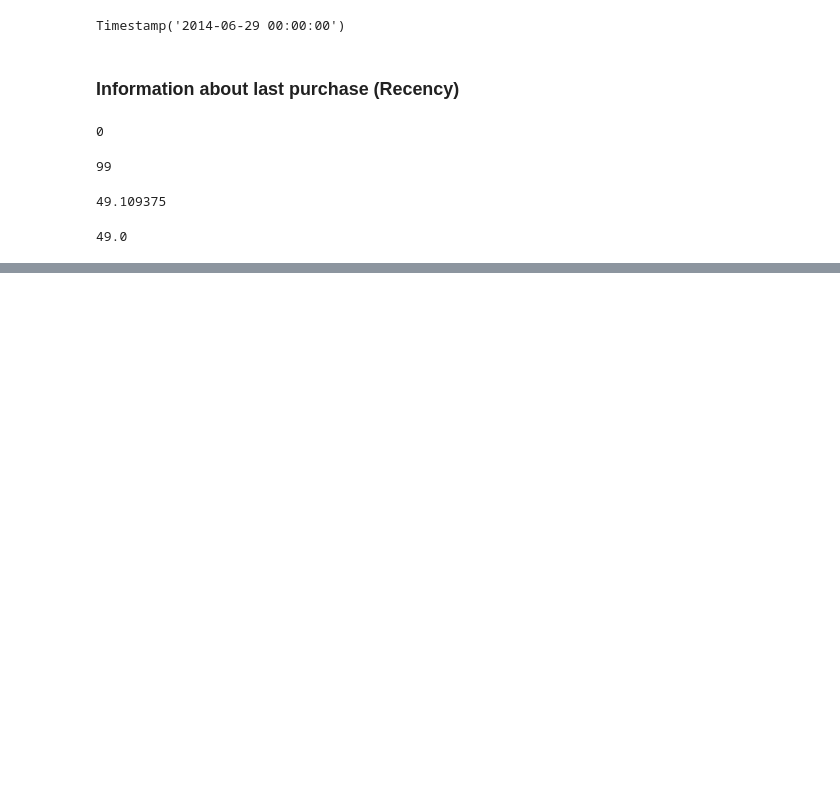
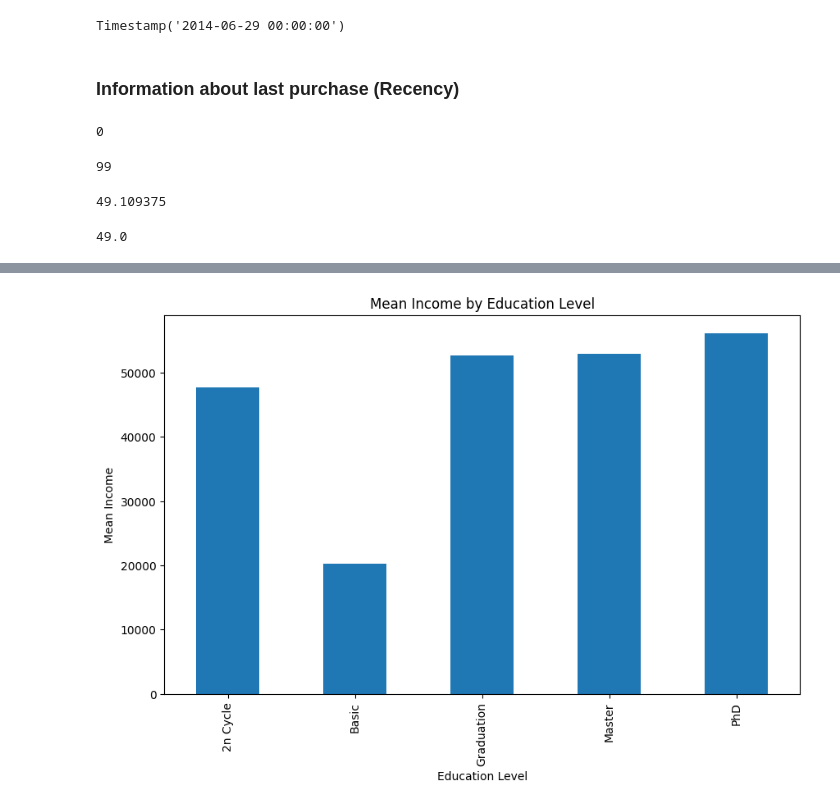
Before and after one commit to HajarRahimi/customer_analysis, a Jupyter notebook: customer_analysis.ipynb, the cells around one changed output, grey strips where cells are left out. Saved outputs shown, nothing was run; the diff lists cells and outputs as text; code cells hidden in the pictures; blank space fills up the shorter version.

Commit message:
working on data analyzing

```diff
--- a/customer_analysis.ipynb
+++ b/customer_analysis.ipynb
@@ -6,7 +7,7 @@ import seaborn as sn
 # %% [markdown]
 # Import data
 # %%
-customer = pd.read_csv('D:/customer_analysis/customer_analysis/raw_data/marketing_campaign.csv', sep="\t")
+customer = pd.read_csv('D:/customer_analysis/raw_data/marketing_campaign.csv', sep="\t")
 # %% [markdown]
 # Data Exploration
 # %% [markdown]
@@ -129,0 +136,3 @@ customer['Recency'].median()
+# %%
+# Because of the hour part in Dt_Customer, the table has deformation. So I want to remove this part
+customer['Dt_Customer'] = customer['Dt_Customer'].dt.date
@@ -129,0 +150,3 @@ customer['Recency'].median()
+# %%
+# Create new column (NumPurchases)
+customer['NumPurchases'] = customer['NumDealsPurchases'] + customer['NumWebPurchases'] + customer['NumCatalogPurchases'] + customer['NumStorePurchases']
@@ -129,0 +175,3 @@ customer['Recency'].median()
+# %%
+education_income_mean = customer.groupby('Education')['Income'].mean()
+print(education_income_mean)
@@ -129,0 +186,8 @@ customer['Recency'].median()
+# %%
+education_income_mean.plot(kind='bar', figsize=(10,6))
+plt.title('Mean Income by Education Level')
+plt.xlabel('Education Level')
+plt.ylabel('Mean Income')
+plt.show()
+# %% [output]
+[figure, added]
```
Also changed, not shown: parts of 18 cells of this notebook.
